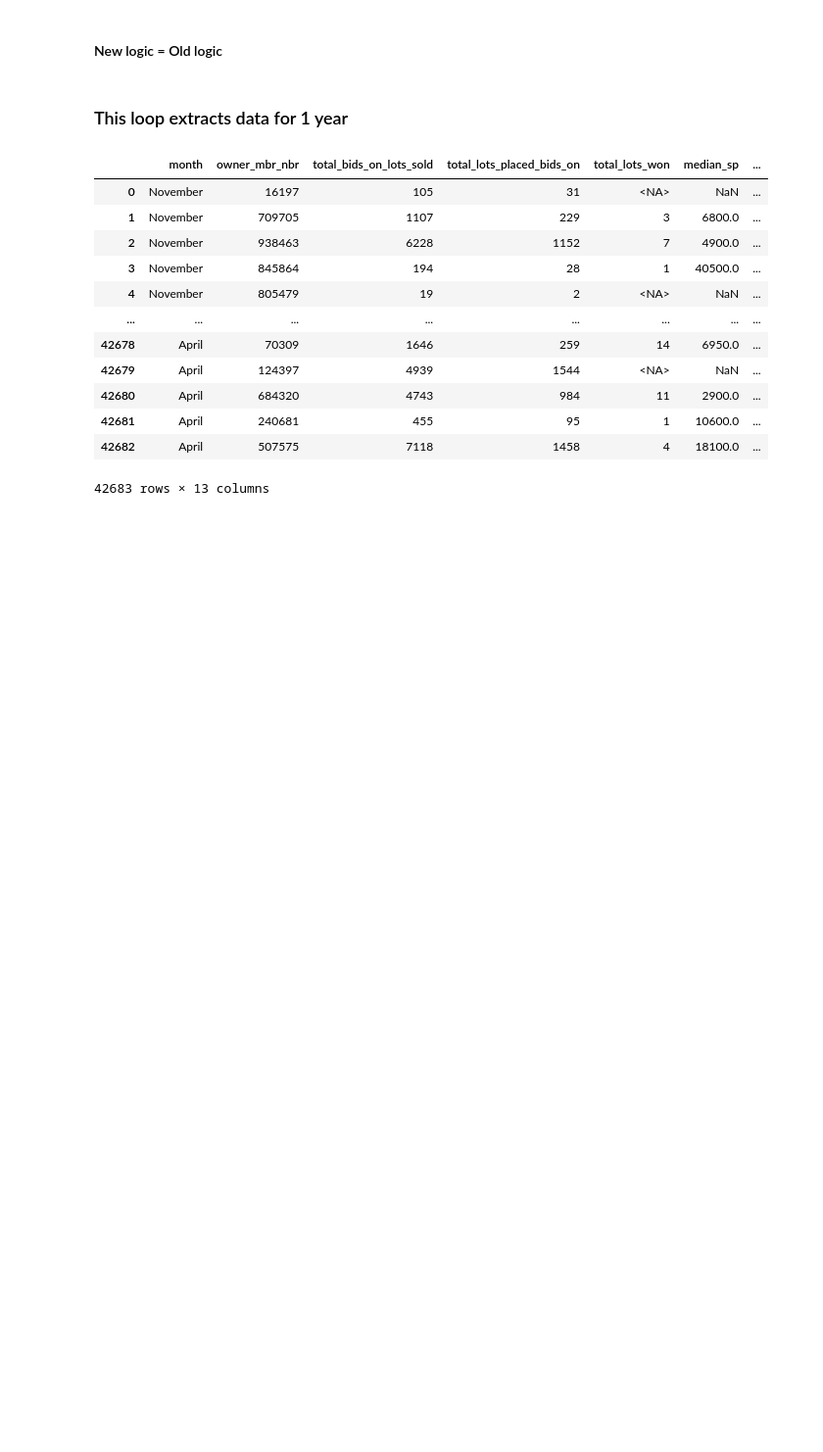
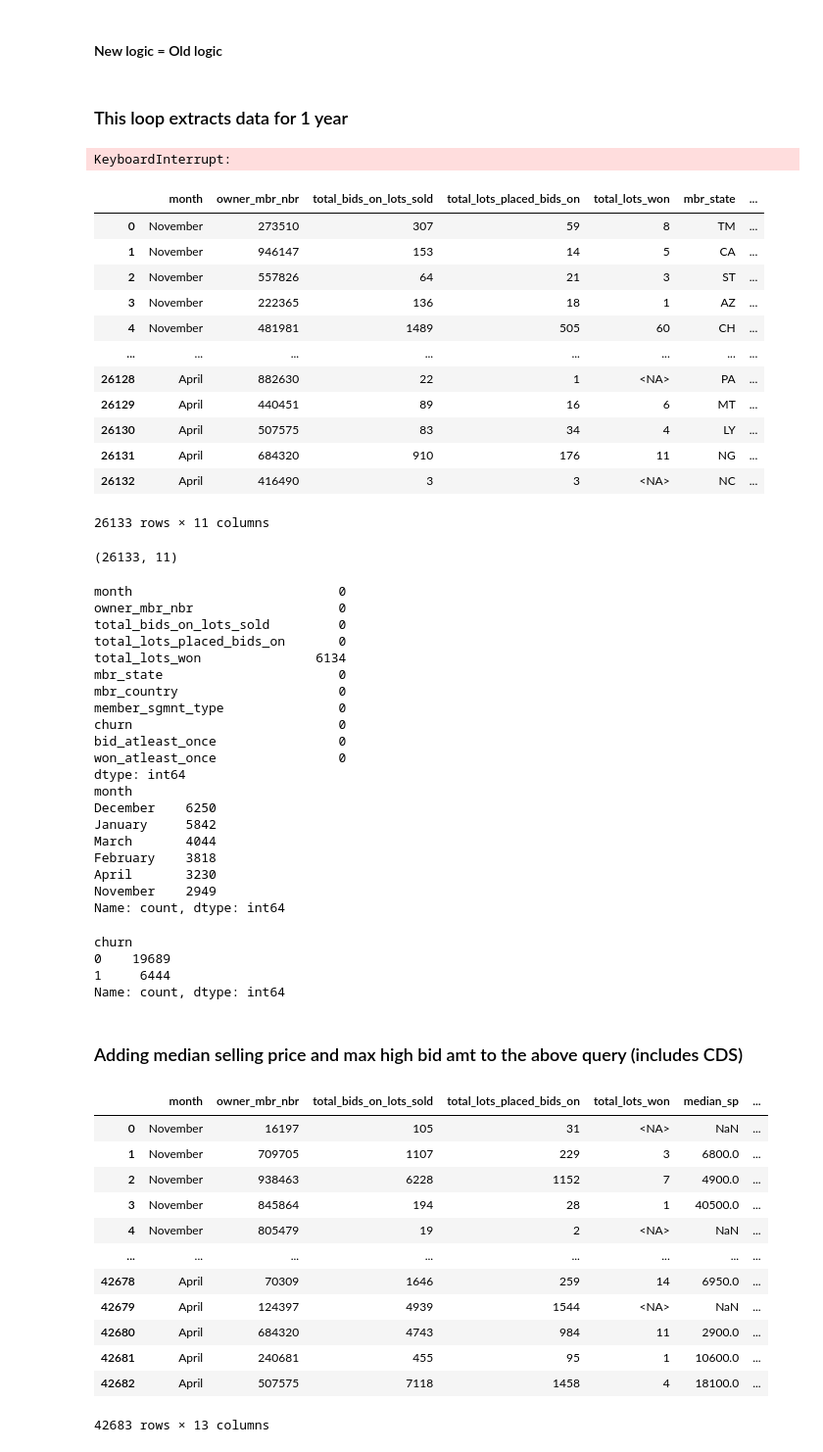
Before and after one commit to srijan-deo/Churn-Premier-Members, a Jupyter notebook: churn-analysis-t-6-1year.ipynb, the cells around one changed output. Shown: that part at 98% size. Drawn from its saved outputs; the diff is of its cells as text; code cells hidden in the pictures; blank space fills up the shorter version.

```diff
--- a/churn-analysis-t-6-1year.ipynb
+++ b/churn-analysis-t-6-1year.ipynb
@@ -209,11 +209,11 @@ Name: count, dtype: int64
 #### New logic = Old logic
 # %%
 # Ensure 'month_label' is in string format like '2024-05'
-unique_months = data1['month_label'].unique()
+unique_months = data2['month_label'].unique()
 
 for month in unique_months:
     # Filter for that month
-    df_month = data1[data1['month_label'] == month]
+    df_month = data2[data2['month_label'] == month]
 
     # Extract lists
     churn_list = df_month[df_month['churn'] == 1]['owner_mbr_nbr'].unique().tolist()
@@ -227,7 +227,7 @@ for month in unique_months:
     globals()[f"not_churn_members_{var_suffix}"] = not_churn_list
 # %%
 # Reuse the same month list from data1
-unique_months = data1['month_label'].unique()
+unique_months = data2['month_label'].unique()
 
 for month in unique_months:
     var_suffix = pd.to_datetime(month).strftime('%B_%Y').lower()
@@ -243,7 +243,7 @@ for month in unique_months:
     globals()[f"all_members_{var_suffix}"] = all_members
 # %%
 # Loop through each month's member list
-unique_months = data1['month_label'].unique()
+unique_months = data2['month_label'].unique()
 
 for month in unique_months:
     var_suffix = pd.to_datetime(month).strftime('%B_%Y').lower()
@@ -279,7 +279,7 @@ query_results = []
 for churn_month in month_range:
     churn_dt = datetime.strptime(churn_month + "-01", "%Y-%m-%d")
 
-    # Lookback window: 3 full calendar months before churn month
+    # Lookback window: 6 full calendar months before churn month
     start_dt = (churn_dt - relativedelta(months=6)).replace(day=1)
     end_dt = (churn_dt - relativedelta(days=1))  # Day before churn month
 
@@ -300,27 +300,26 @@ for churn_month in month_range:
         m.mbr_country,
         m.member_sgmnt_type,
         COUNT(DISTINCT b.bid_id) AS total_bids_on_lots_sold,
-        COUNT(DISTINCT b.lot_nbr) AS total_lots_placed_bids_on,
-        max(b.bid_amt) AS max_bid_amt
+        COUNT(DISTINCT b.lot_nbr) AS total_lots_placed_bids_on
       FROM `cprtpr-dataplatform-sp1`.usviews.v_us_member_fact m
       LEFT JOIN `cprtpr-dataplatform-sp1`.usviews.v_us_bids_fact b
         ON m.mbr_nbr = b.buyer_nbr
       LEFT JOIN `cprtpr-dataplatform-sp1`.usviews.v_us_lot_fact l
         ON l.lot_nbr = b.lot_nbr AND l.inv_dt BETWEEN '{start_str}' AND '{end_str}'
-      WHERE owner_mbr_nbr IN ({all_members_str})
+      WHERE owner_mbr_nbr IN ({all_members_str}) AND l.seller_parent_company != 'CDS'
       GROUP BY owner_mbr_nbr, m.mbr_state, m.member_sgmnt_type, m.mbr_country
     ),
 
     lots_won AS (
       SELECT
         owner_mbr_nbr,
-        l.high_bid_amt as selling_price,
         COUNT(DISTINCT l.lot_nbr) AS total_lots_won
       FROM `cprtpr-dataplatform-sp1`.usviews.v_us_member_fact m
       JOIN `cprtpr-dataplatform-sp1`.usviews.v_us_lot_fact l
         ON l.buyer_nbr = m.mbr_nbr
       WHERE inv_dt BETWEEN '{start_str}' AND '{end_str}'
         AND owner_mbr_nbr IN ({all_members_str})
+        AND l.seller_parent_company != 'CDS'
       GROUP BY owner_mbr_nbr, l.high_bid_amt
     )
 
@@ -329,8 +328,6 @@ for churn_month in month_range:
       b.total_bids_on_lots_sold,
       b.total_lots_placed_bids_on,
       w.total_lots_won,
-      w.selling_price,
-      b.max_bid_amt,
       b.mbr_state,
       b.mbr_country,
       b.member_sgmnt_type
@@ -343,7 +340,7 @@ for churn_month in month_range:
 
     # Post-processing
     data['churn'] = data['owner_mbr_nbr'].isin(churn_members_list).astype(int)
-    data['bid_atleast_once'] = np.where(data['total_lots_placed_bids_on'] > 0, 1, 0)
+    data['bid_atleast_once'] = np.where(data['total_lots_placed_bids_on'].fillna(0) > 0, 1, 0)
     data['won_atleast_once'] = np.where(pd.isna(data['total_lots_won']), 0, 1)
     data.insert(0, 'month', churn_dt.strftime('%B'))
 
@@ -351,3 +348,5 @@ for churn_month in month_range:
 
 # Combine all results
 final_df = pd.concat(query_results, ignore_index=True)
+# %% [output]
+KeyboardInterrupt:
@@ -353,0 +445,45 @@ final_df = pd.concat(query_results, ignore_index=True)
+# %%
+final_df
+final_df.shape
+print(final_df.isnull().sum())
+print(final_df['month'].value_counts())
+final_df['churn'].value_counts()
+# %% [output]
+|  | month | owner_mbr_nbr | total_bids_on_lots_sold | total_lots_placed_bids_on | total_lots_won | mbr_state | ... |
+| 0 | November | 273510 | 307 | 59 | 8 | TM | ... |
+| 1 | November | 946147 | 153 | 14 | 5 | CA | ... |
+| 2 | November | 557826 | 64 | 21 | 3 | ST | ... |
+| 3 | November | 222365 | 136 | 18 | 1 | AZ | ... |
+| 4 | November | 481981 | 1489 | 505 | 60 | CH | ... |
+| ... | ... | ... | ... | ... | ... | ... | ... |
+| 26128 | April | 882630 | 22 | 1 | <NA> | PA | ... |
+| 26129 | April | 440451 | 89 | 16 | 6 | MT | ... |
+| 26130 | April | 507575 | 83 | 34 | 4 | LY | ... |
+| 26131 | April | 684320 | 910 | 176 | 11 | NG | ... |
+| 26132 | April | 416490 | 3 | 3 | <NA> | NC | ... |
+26133 rows × 11 columns
+(26133, 11)
+month                           0
+owner_mbr_nbr                   0
+total_bids_on_lots_sold         0
+total_lots_placed_bids_on       0
+total_lots_won               6134
+mbr_state                       0
+mbr_country                     0
+member_sgmnt_type               0
+churn                           0
+bid_atleast_once                0
+won_atleast_once                0
+dtype: int64
+month
+December    6250
+January     5842
+March       4044
+February    3818
+April       3230
+November    2949
+Name: count, dtype: int64
+churn
+0    19689
+1     6444
+Name: count, dtype: int64
@@ -354,3 +498,5 @@ final_df = pd.concat(query_results, ignore_index=True)
+# %% [markdown]
+### Adding median selling price and max high bid amt to the above query (includes CDS)
 # %%
 from datetime import datetime
 from dateutil.relativedelta import relativedelta
```
Also changed, not shown: parts of 7 cells of this notebook.
